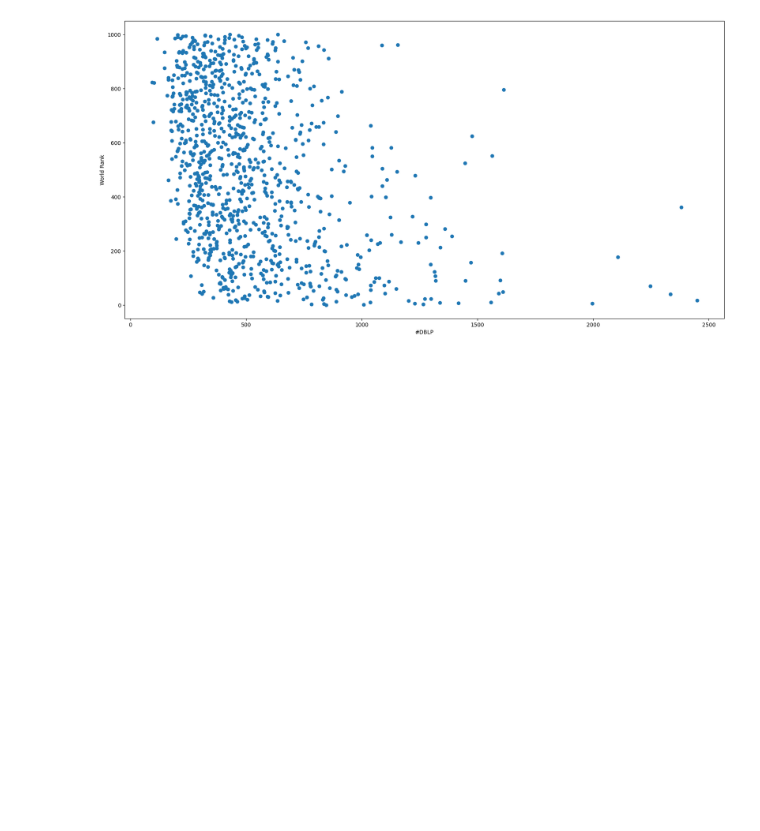
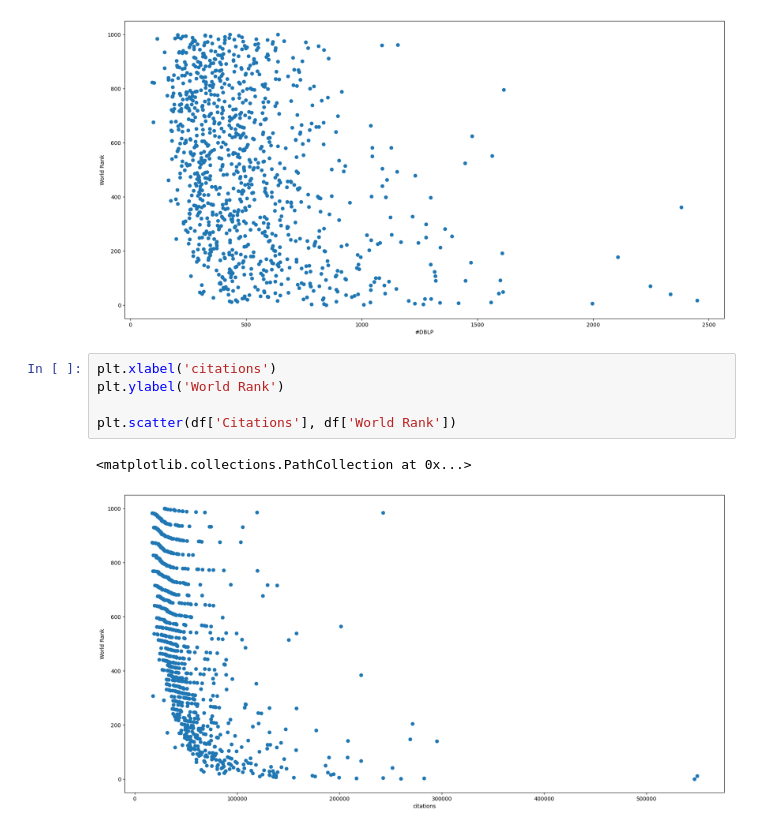
Before and after one commit to Rasel1435/MasterCourse-IT, a Jupyter notebook: Week_4/visualization_with_matplotlib_v2.ipynb, the cells around one changed output. Cells and saved outputs as stored; diff of their text form; blank space fills up the shorter version.

```diff
--- a/Week_4/visualization_with_matplotlib_v2.ipynb
+++ b/Week_4/visualization_with_matplotlib_v2.ipynb
@@ -111,3 +111,11 @@ plt.scatter(df['#DBLP'], df['World Rank'])
 # %% [output]
 <matplotlib.collections.PathCollection at 0x...>
 [figure]
+# %%
+plt.xlabel('citations')
+plt.ylabel('World Rank')
+
+plt.scatter(df['Citations'], df['World Rank'])
+# %% [output]
+<matplotlib.collections.PathCollection at 0x...>
+[figure, added]
```
Also changed, not shown: parts of 2 cells of this notebook.
